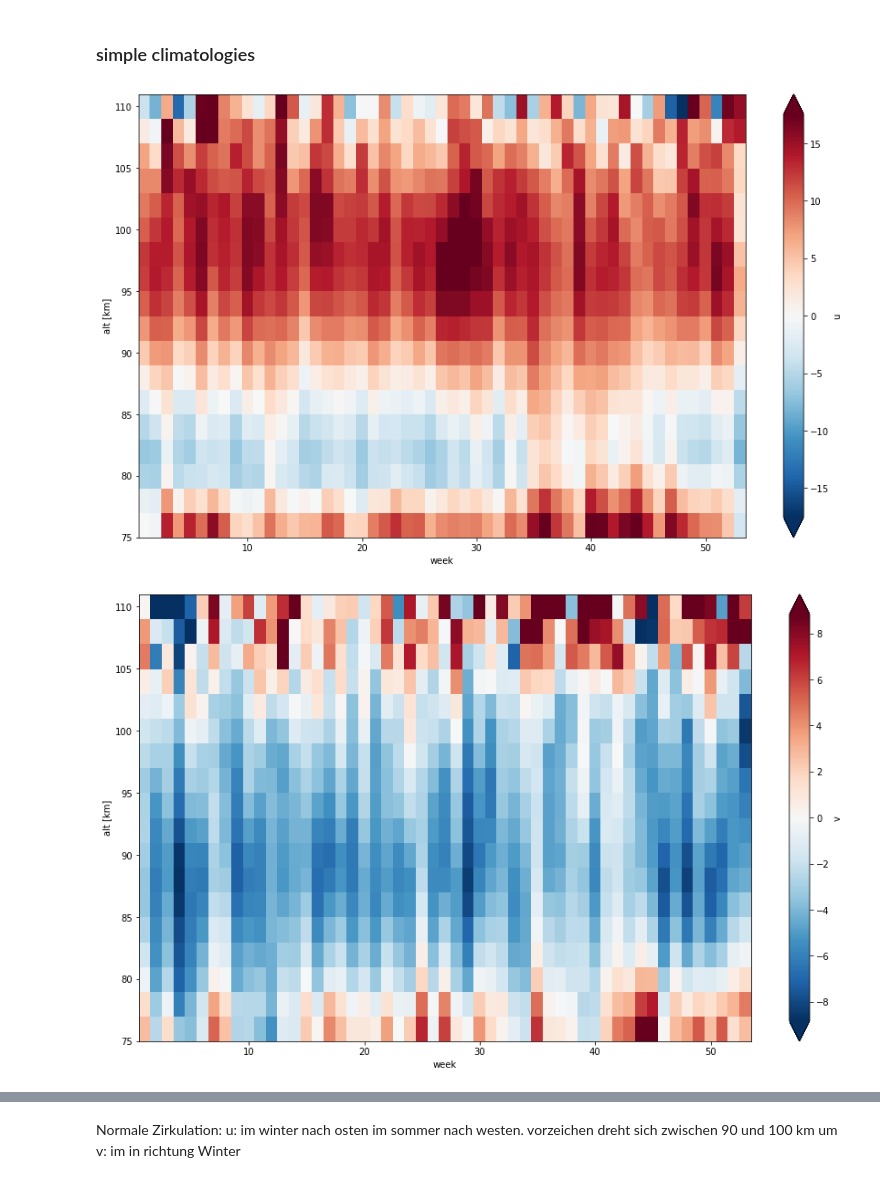
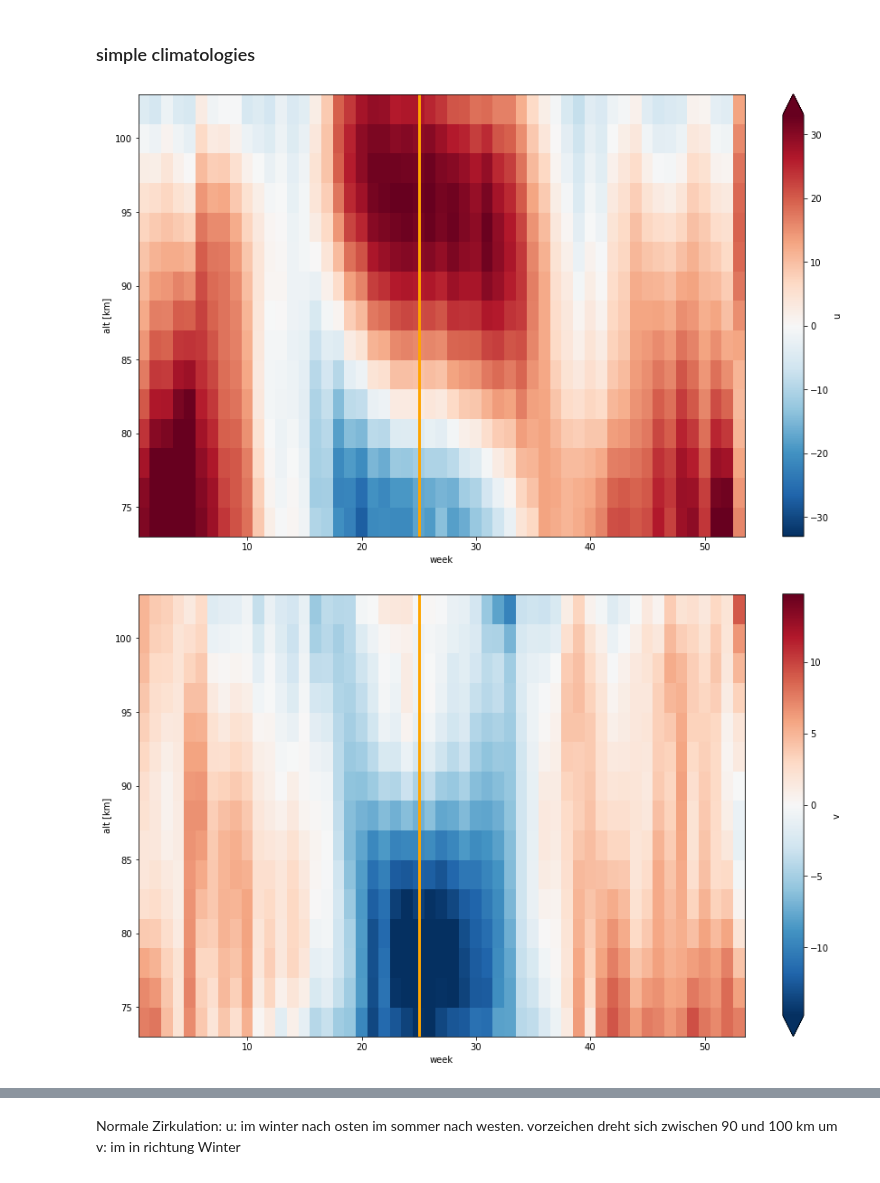
Before and after one commit to VACILT/trends_project, a Jupyter notebook: data_introduction_jason.ipynb, the cells around one changed output, grey strips where cells are left out. Saved outputs shown, nothing was run; the diff lists cells and outputs as text; code cells hidden in the pictures.

```diff
--- a/data_introduction_jason.ipynb
+++ b/data_introduction_jason.ipynb
@@ -9,7 +9,7 @@ from matplotlib.legend_handler import HandlerLineCollection, HandlerTuple
 from scipy import stats
 # %%
 #SET STATION HERE
-station = 'Kir'
+station = 'CMA'
 root_path = '/home/gemeinsam_tmp/UA_students/data/'
 alt = [70, 72, 74, 76, 78, 80, 82, 84, 86, 88, 90, 92, 94, 96, 98, 100, 102, 104, \
        106, 108, 110, 112, 114, 116, 118, 120]
@@ -246,17 +240,21 @@ ax1 = ekin_monthly_slice.plot(x='time',robust=True,figsize = [15,9])
 ### simple climatologies
 # %%
 u_radar_clima = u_radar.groupby('time.week').mean("time")
-u_radar_clima_slice=u_radar_clima.sel(alt = slice(75,110))
+u_radar_clima_slice=u_radar_clima.sel(alt = slice(74,102))
 ax1 = u_radar_clima_slice.plot(x = 'week',robust=True,figsize = [15,9])
+plt.axvline(x=25, linewidth = 3 , color = 'orange')
+#plt.axvline(x=51, linewidth = 3 , color = 'orange')
 ax1.figure.savefig('results/u_clima_'+station+'.png')
 # %% [output]
-[figure, old version]
+[figure, new version]
 # %%
 v_radar_clima = v_radar.groupby('time.week').mean("time")
-v_radar_clima_slice=v_radar_clima.sel(alt = slice(75,110))
+v_radar_clima_slice=v_radar_clima.sel(alt = slice(74,102))
 ax1 = v_radar_clima_slice.plot(x = 'week',robust=True,figsize = [15,9])
+plt.axvline(x=25, linewidth = 3 , color = 'orange')
+
 ax1.figure.savefig('results/v_clima_'+station+'.png')
 # %% [output]
-[figure, old version]
+[figure, new version]
 # %%
 u_gw_radar_clima = u_gw_radar.groupby('time.week').mean("time")
```
Also changed, not shown: parts of 28 cells of this notebook.
